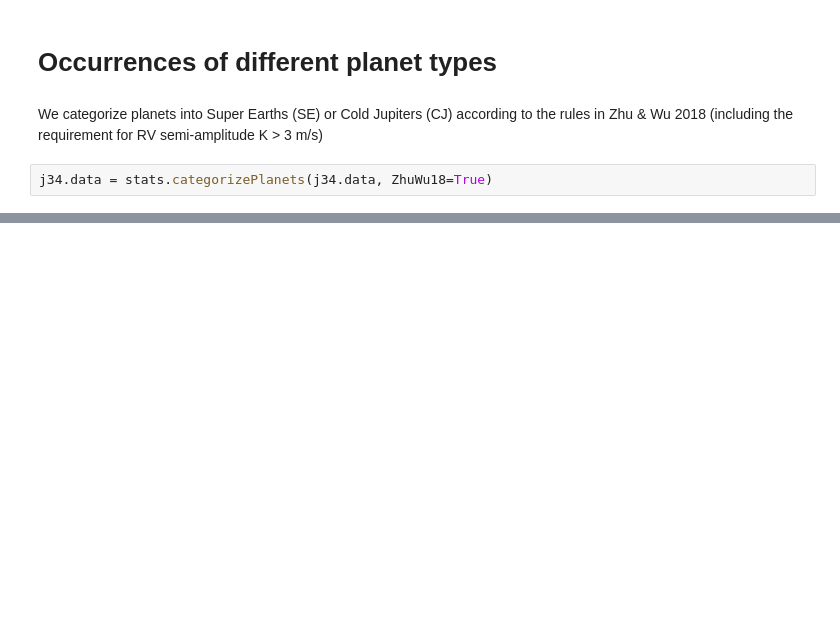
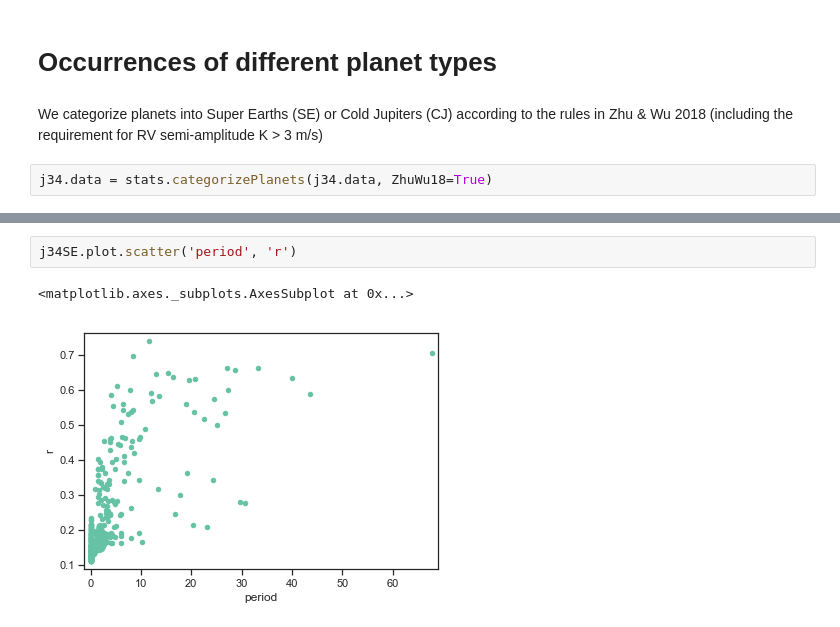
Before and after one commit to matiscke/popsyntools, a Jupyter notebook: notebooks/20180814_SECJrelations.ipynb, the cells around one changed output, grey strips where cells are left out. Cells and saved outputs as stored; diff of their text form; blank space fills up the shorter version.

```diff
--- a/notebooks/20180814_SECJrelations.ipynb
+++ b/notebooks/20180814_SECJrelations.ipynb
@@ -62,0 +108,5 @@ j34SE = j34.data[j34.data['planetType'] == 'SuperEarth']
+# %%
+j34SE.plot.scatter('period', 'r')
+# %% [output]
+<matplotlib.axes._subplots.AxesSubplot at 0x...>
+[figure, added]
```
Also changed, not shown: parts of 7 cells of this notebook, 2 other files.
